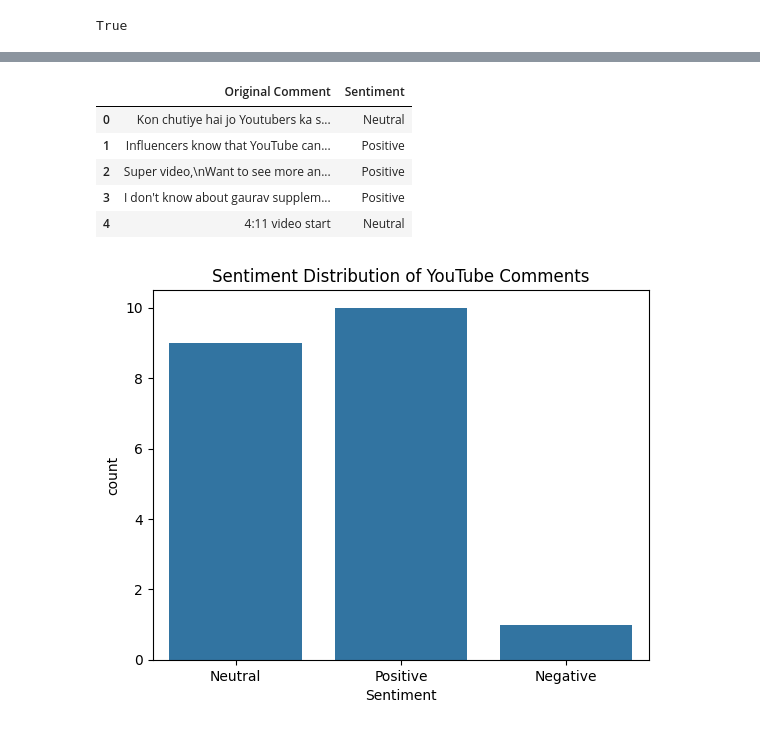
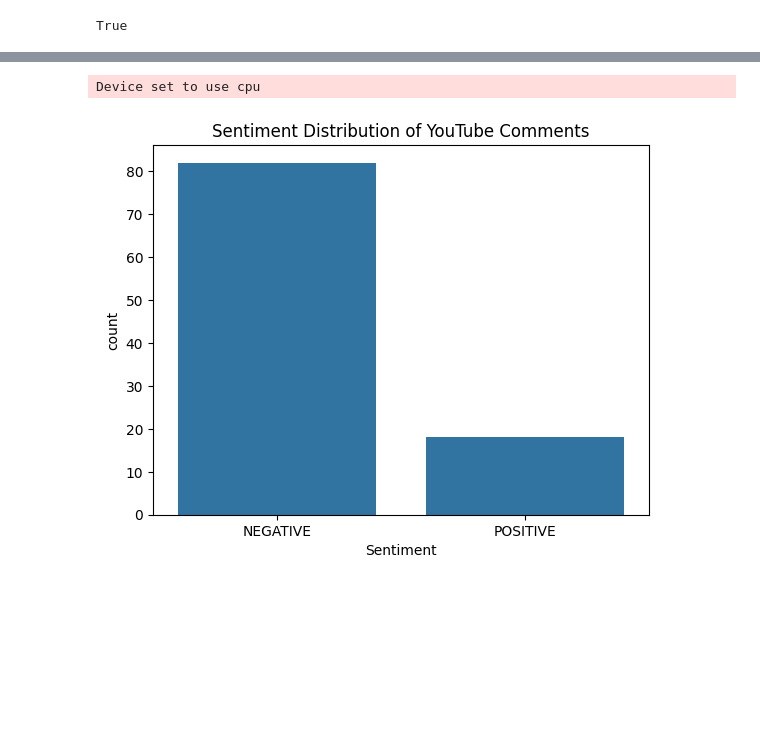
Before and after one commit to harshakarambar/youtube-sentiment-analysis, a Jupyter notebook: YouTube_Sentiment_Analysis.ipynb, the cells around one changed output, grey strips where cells are left out. Saved outputs shown, nothing was run; the diff lists cells and outputs as text; code cells hidden in the pictures; blank space fills up the shorter version.

```diff
--- a/YouTube_Sentiment_Analysis.ipynb
+++ b/YouTube_Sentiment_Analysis.ipynb
@@ -65,7 +73,7 @@ def extract_video_id(url):
     return None
 
 # 🔑 Your video URL and API key
-video_url = "https://www.youtube.com/watch?v=AlTMRlzl1vA"  # Or any format
+video_url = "https://www.youtube.com/watch?v=34RpP7e5-UM"  # Or any format
 api_key = 'AIzaSyAOz7RqDKZYAgQaHhcG1DJCIjDk8D5mhvc'
 
 video_id = extract_video_id(video_url)
@@ -128,29 +199,49 @@ def clean_text(text):
-# %%
-#cell5
-def get_sentiment(text):
-    polarity = TextBlob(text).sentiment.polarity
-    if polarity > 0:
-        return 'Positive'
-    elif polarity < 0:
-        return 'Negative'
-    else:
-        return 'Neutral'
-
-results = [(original, get_sentiment(cleaned)) for original, cleaned in zip(comments, cleaned_comments)]
-
-df = pd.DataFrame(results, columns=["Original Comment", "Sentiment"])
-df.head()
-# %% [output]
-|  | Original Comment | Sentiment |
-| 0 | Kon chutiye hai jo Youtubers ka s... | Neutral |
-| 1 | Influencers know that YouTube can... | Positive |
-| 2 | Super video,\nWant to see more an... | Positive |
-| 3 | I don't know about gaurav supplem... | Positive |
-| 4 | 4:11 video start | Neutral |
+# %%
+from transformers import pipeline
+
+# DistilBERT-based sentiment analysis (safe + well-supported)
+sentiment_pipeline = pipeline("sentiment-analysis", model="distilbert-base-uncased-finetuned-sst-2-english")
+# %% [output]
+Device set to use cpu
+# %%
+def clean_text_for_roberta(text):
+    # Remove URLs, emojis, mentions, hashtags
+    text = re.sub(r"http\S+|www\S+|https\S+", '', text, flags=re.MULTILINE)
+    text = re.sub(r'\@\w+|\#','', text)
+    text = re.sub(r'[^\w\s]', '', text)
+    return text.lower().strip()
+
+roberta_ready_comments = [clean_text_for_roberta(comment) for comment in comments]
+# %%
+#cell6
+transformer_results = sentiment_pipeline(cleaned_comments)
+
+
+results = []
+
+for original, cleaned in zip(comments, roberta_ready_comments):
+    try:
+        if not cleaned.strip():
+            results.append((original, cleaned, "NEUTRAL", 0.0))
+            continue
+        prediction = sentiment_pipeline(cleaned)[0]
+        sentiment = prediction['label']
+        confidence = prediction['score']
+        results.append((original, cleaned, sentiment, confidence))
+    except Exception as e:
+        results.append((original, cleaned, "ERROR", 0.0))
 # %%
-#cell6
+df = pd.DataFrame(results, columns=["Original Comment", "Cleaned Comment", "Sentiment", "Confidence"])
+
+# Fix label values from the model
+df['Sentiment'] = df['Sentiment'].replace({
+    'LABEL_0': 'NEGATIVE',
+    'LABEL_1': 'NEUTRAL',
+    'LABEL_2': 'POSITIVE'
+})
+
 sns.countplot(x='Sentiment', data=df)
 plt.title("Sentiment Distribution of YouTube Comments")
 plt.show()
 # %% [output]
-[figure, old version]
+[figure, new version]
```
Also changed, not shown: parts of 9 cells of this notebook.
